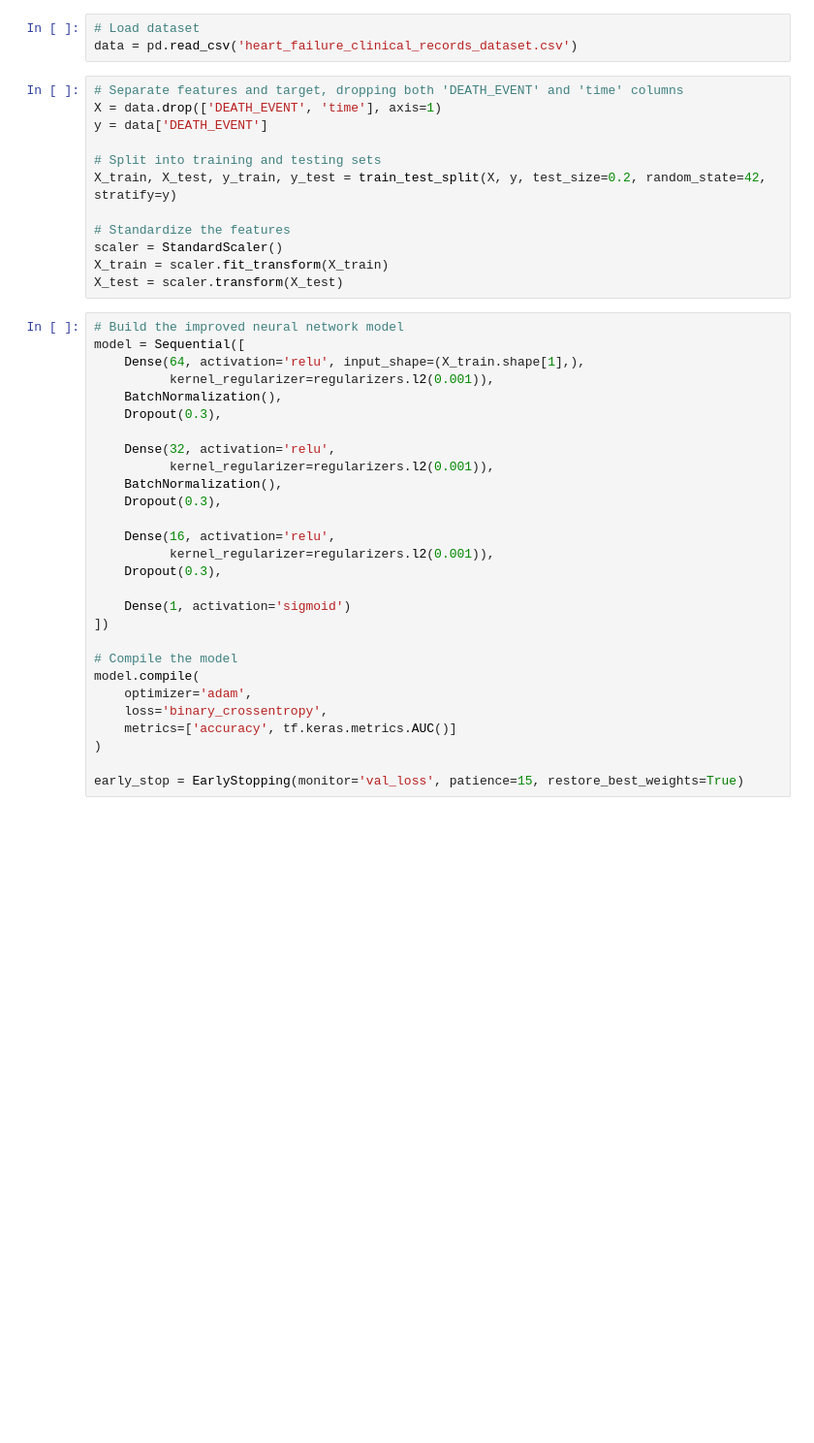
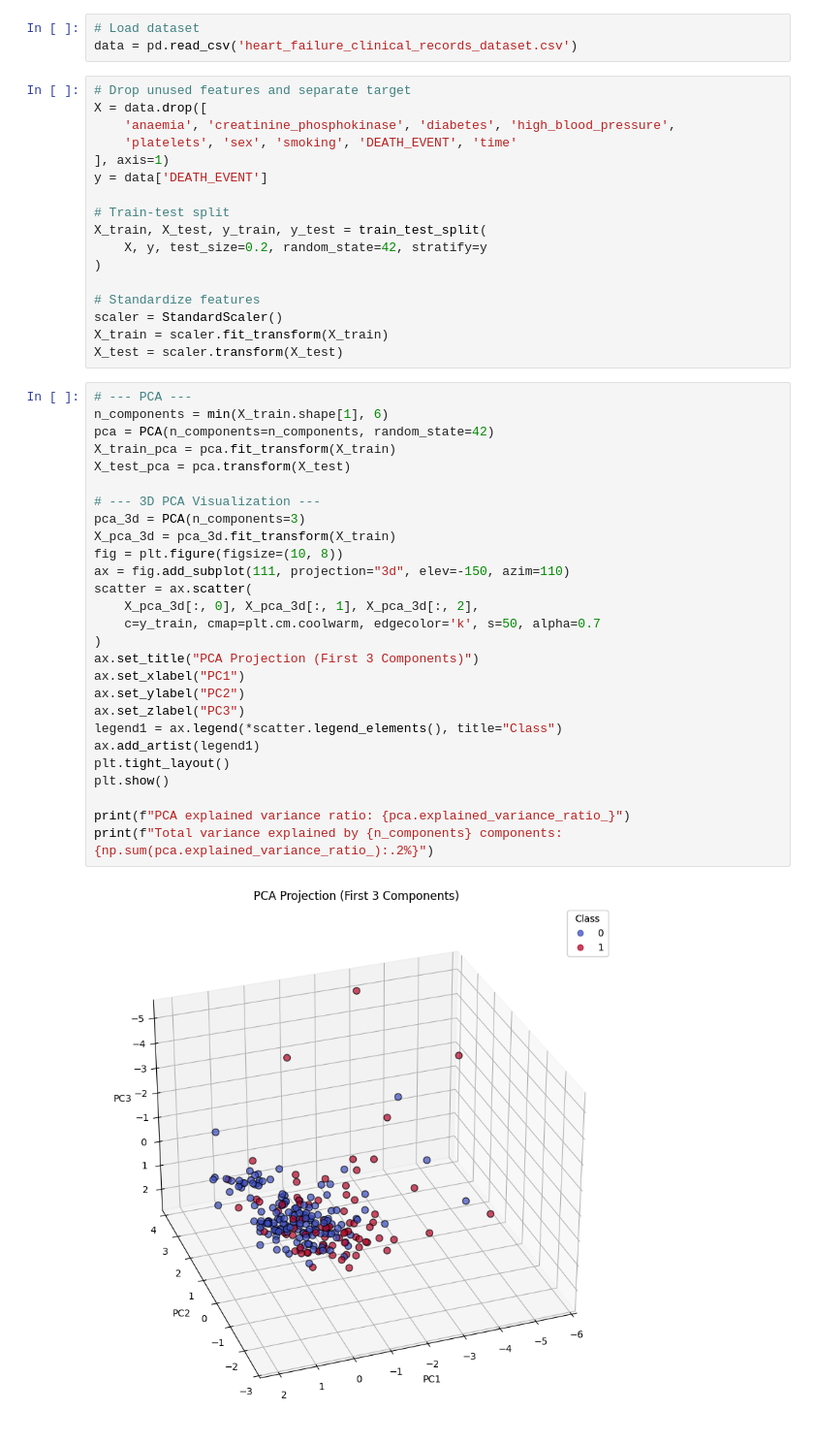
Before and after one commit to thoriqpb/Heart-Failure-Prediction, a Jupyter notebook: codes/training model.ipynb, the cells around one changed output. Shown at 97% size. Cells and saved outputs as stored; diff of their text form; blank space fills up the shorter version.

```diff
--- a/codes/training model.ipynb
+++ b/codes/training model.ipynb
@@ -17,42 +27,48 @@ import matplotlib.pyplot as plt
 # Load dataset
 data = pd.read_csv('heart_failure_clinical_records_dataset.csv')
 # %%
-# Separate features and target, dropping both 'DEATH_EVENT' and 'time' columns
-X = data.drop(['DEATH_EVENT', 'time'], axis=1)
+# Drop unused features and separate target
+X = data.drop([
+    'anaemia', 'creatinine_phosphokinase', 'diabetes', 'high_blood_pressure',
+    'platelets', 'sex', 'smoking', 'DEATH_EVENT', 'time'
+], axis=1)
 y = data['DEATH_EVENT']
 
-# Split into training and testing sets
-X_train, X_test, y_train, y_test = train_test_split(X, y, test_size=0.2, random_state=42, stratify=y)
+# Train-test split
+X_train, X_test, y_train, y_test = train_test_split(
+    X, y, test_size=0.2, random_state=42, stratify=y
+)
 
-# Standardize the features
+# Standardize features
 scaler = StandardScaler()
 X_train = scaler.fit_transform(X_train)
 X_test = scaler.transform(X_test)
 # %%
-# Build the improved neural network model
-model = Sequential([
-    Dense(64, activation='relu', input_shape=(X_train.shape[1],),
-          kernel_regularizer=regularizers.l2(0.001)),
-    BatchNormalization(),
-    Dropout(0.3),
+# --- PCA ---
+n_components = min(X_train.shape[1], 6)
+pca = PCA(n_components=n_components, random_state=42)
+X_train_pca = pca.fit_transform(X_train)
+X_test_pca = pca.transform(X_test)
 
-    Dense(32, activation='relu',
-          kernel_regularizer=regularizers.l2(0.001)),
-    BatchNormalization(),
-    Dropout(0.3),
+# --- 3D PCA Visualization ---
+pca_3d = PCA(n_components=3)
+X_pca_3d = pca_3d.fit_transform(X_train)
+fig = plt.figure(figsize=(10, 8))
+ax = fig.add_subplot(111, projection="3d", elev=-150, azim=110)
+scatter = ax.scatter(
+    X_pca_3d[:, 0], X_pca_3d[:, 1], X_pca_3d[:, 2],
+    c=y_train, cmap=plt.cm.coolwarm, edgecolor='k', s=50, alpha=0.7
+)
+ax.set_title("PCA Projection (First 3 Components)")
+ax.set_xlabel("PC1")
+ax.set_ylabel("PC2")
+ax.set_zlabel("PC3")
+legend1 = ax.legend(*scatter.legend_elements(), title="Class")
+ax.add_artist(legend1)
+plt.tight_layout()
+plt.show()
 
-    Dense(16, activation='relu',
-          kernel_regularizer=regularizers.l2(0.001)),
-    Dropout(0.3),
-
-    Dense(1, activation='sigmoid')
-])
-
-# Compile the model
-model.compile(
-    optimizer='adam',
-    loss='binary_crossentropy',
-    metrics=['accuracy', tf.keras.metrics.AUC()]
-)
-
-early_stop = EarlyStopping(monitor='val_loss', patience=15, restore_best_weights=True)
+print(f"PCA explained variance ratio: {pca.explained_variance_ratio_}")
+print(f"Total variance explained by {n_components} components: {np.sum(pca.explained_variance_ratio_):.2%}")
+# %% [output]
+[figure, added]
```
Also changed, not shown: parts of 8 cells of this notebook, 6 other files.
